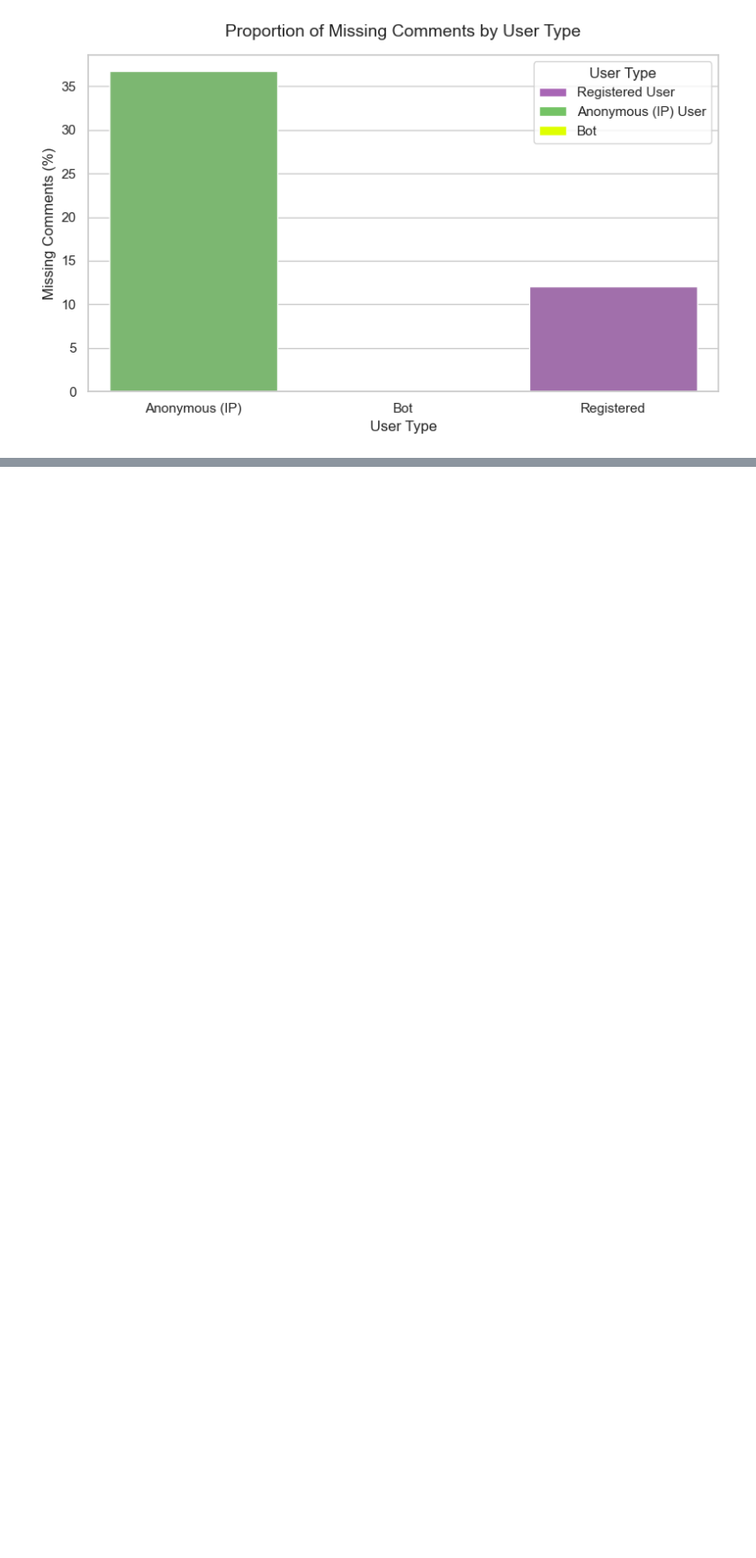
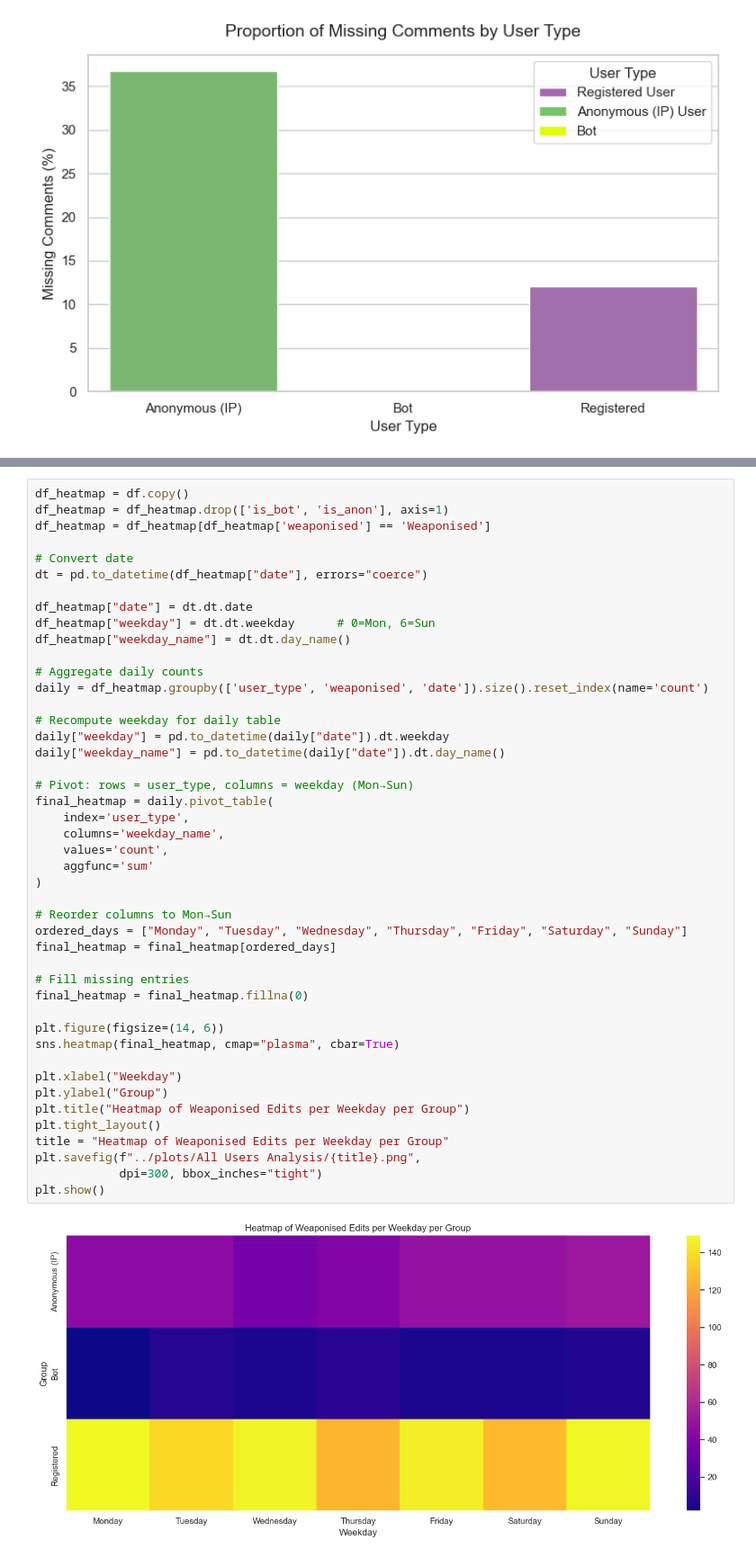
Before and after one commit to dh-epfl-students/dhlab-cultural-weaponisation-ukraine-benchmark, a Jupyter notebook: notebooks/maxime_all_users_analysis_.ipynb, the cells around one changed output, grey strips where cells are left out. Shown at 90% size. Cells and saved outputs as stored; diff of their text form; blank space fills up the shorter version.

```diff
--- a/notebooks/maxime_all_users_analysis_.ipynb
+++ b/notebooks/maxime_all_users_analysis_.ipynb
@@ -670,0 +789,47 @@ df.to_csv('../datas/final/complete:matched_edits_all.csv', index=False)
+# %%
+df_heatmap = df.copy()
+df_heatmap = df_heatmap.drop(['is_bot', 'is_anon'], axis=1)
+df_heatmap = df_heatmap[df_heatmap['weaponised'] == 'Weaponised']
+
+# Convert date
+dt = pd.to_datetime(df_heatmap["date"], errors="coerce")
+
+df_heatmap["date"] = dt.dt.date
+df_heatmap["weekday"] = dt.dt.weekday      # 0=Mon, 6=Sun
+df_heatmap["weekday_name"] = dt.dt.day_name()
+
+# Aggregate daily counts
+daily = df_heatmap.groupby(['user_type', 'weaponised', 'date']).size().reset_index(name='count')
+
+# Recompute weekday for daily table
+daily["weekday"] = pd.to_datetime(daily["date"]).dt.weekday
+daily["weekday_name"] = pd.to_datetime(daily["date"]).dt.day_name()
+
+# Pivot: rows = user_type, columns = weekday (Mon→Sun)
+final_heatmap = daily.pivot_table(
+    index='user_type',
+    columns='weekday_name',
+    values='count',
+    aggfunc='sum'
+)
+
+# Reorder columns to Mon→Sun
+ordered_days = ["Monday", "Tuesday", "Wednesday", "Thursday", "Friday", "Saturday", "Sunday"]
+final_heatmap = final_heatmap[ordered_days]
+
+# Fill missing entries
+final_heatmap = final_heatmap.fillna(0)
+
+plt.figure(figsize=(14, 6))
+sns.heatmap(final_heatmap, cmap="plasma", cbar=True)
+
+plt.xlabel("Weekday")
+plt.ylabel("Group")
+plt.title("Heatmap of Weaponised Edits per Weekday per Group")
+plt.tight_layout()
+title = "Heatmap of Weaponised Edits per Weekday per Group"
+plt.savefig(f"../plots/All Users Analysis/{title}.png",
+            dpi=300, bbox_inches="tight")
+plt.show()
+# %% [output]
+[figure, added]
```
Also changed, not shown: parts of 4 cells of this notebook, 4 other files.
